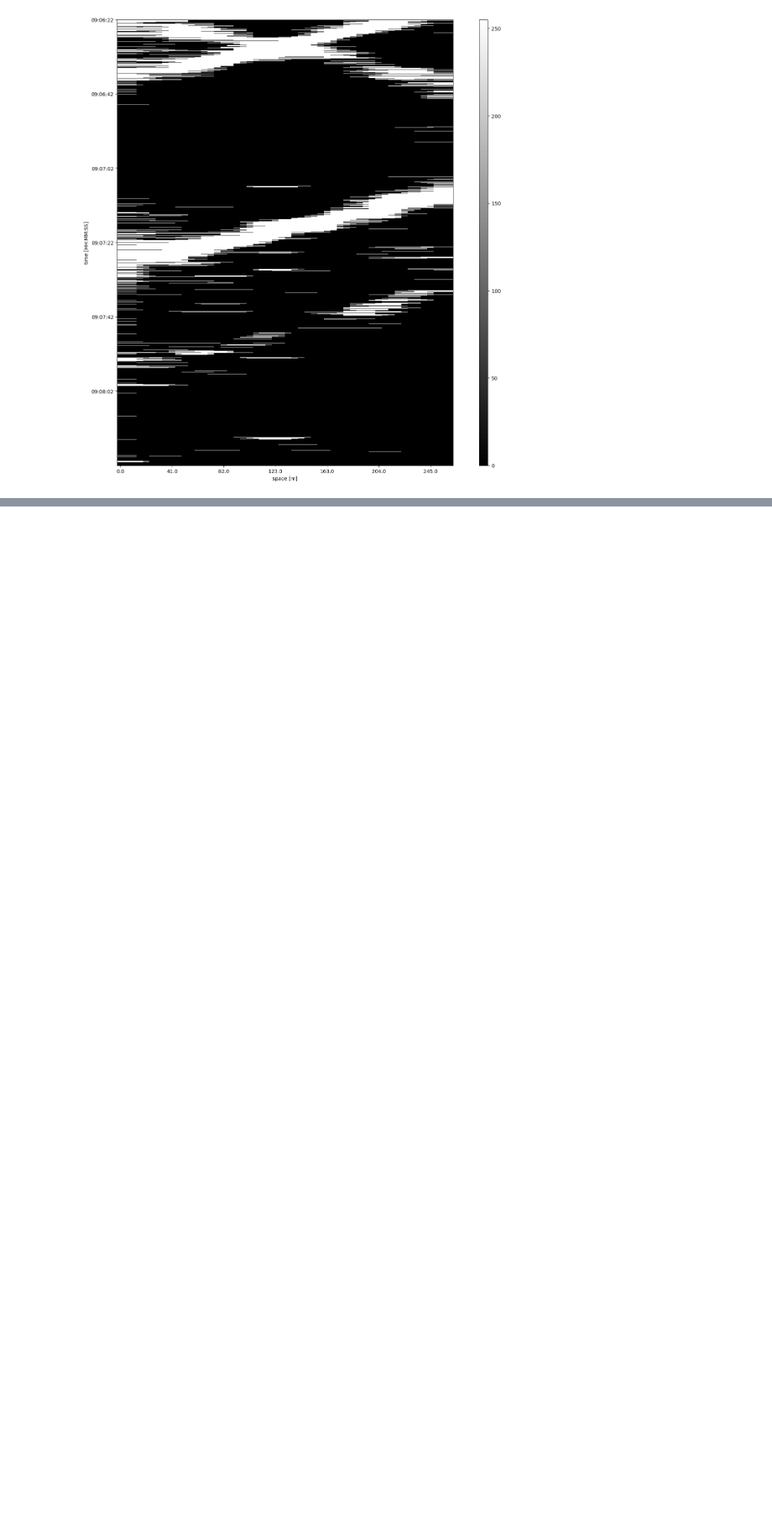
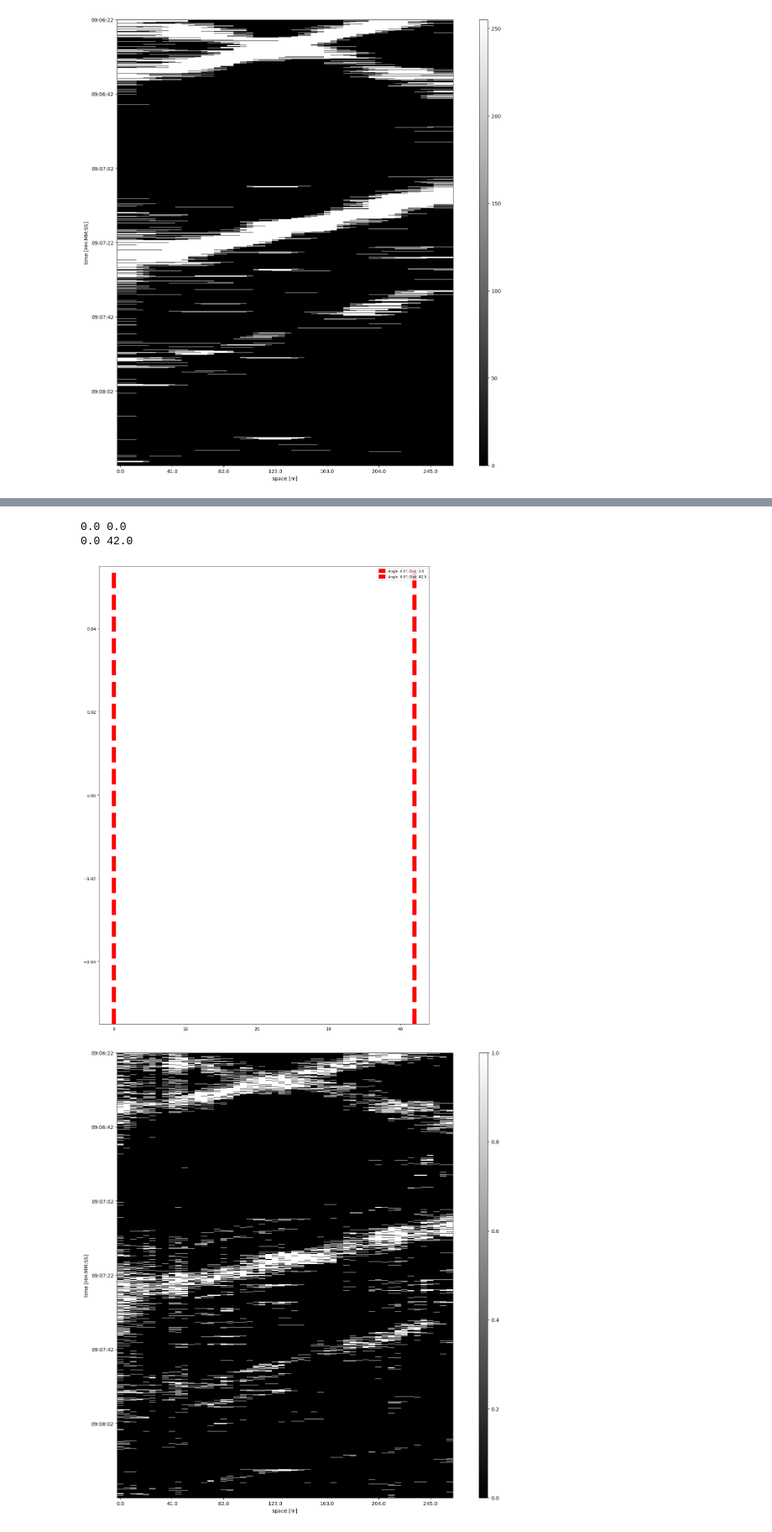
Before and after one commit to PBalewski/Movement-detection-in-DAS-recordings, a Jupyter notebook: DAS_file_overview.ipynb, the cells around one changed output, grey strips where cells are left out. Shown at 84% size. Cells and saved outputs as stored; diff of their text form; code cells hidden in the pictures; blank space fills up the shorter version.

Commit message:
Hough transform reconnaissance

```diff
--- a/DAS_file_overview.ipynb
+++ b/DAS_file_overview.ipynb
@@ -367,0 +379,50 @@ skeleton = skeletonize(binarized_img)
+# %%
+# Hough
+from skimage.transform import hough_line, hough_line_peaks
+from skimage.feature import canny
+from skimage.draw import line as draw_line
+from skimage import data
+from skimage.transform import resize
+import matplotlib.pyplot as plt
+from matplotlib import cm
+
+new_height = 10000
+new_width = int((norm_mm_data.shape[1] / norm_mm_data.shape[0]) * new_height)  # Preserve aspect ratio
+
+# Downscale image
+resized_image = resize(norm_mm_data, (new_height, new_width), anti_aliasing=True)
+
+# Apply Hough Transform on resized image
+tested_angles = np.linspace(-np.pi / 2, np.pi / 2, 360, endpoint=False)
+h, theta, d = hough_line(binarized_img, theta=tested_angles)
+# Visualization: Detected lines overlaid on the original image
+fig = plt.figure(figsize=(12, 16))
+ax = plt.axes()
+
+# Display the original data with your custom function
+# display_gray(binarized_img, df.index, df.columns)
+
+# Overlay detected lines
+for _, angle, dist in zip(*hough_line_peaks(h, theta, d)):
+    print(angle, dist)
+    (x0, y0) = dist * np.array([np.cos(angle), np.sin(angle)])
+    ax.axline(
+        (x0, y0),
+        slope=np.tan(angle + np.pi / 2),
+        color='red',
+        linewidth=10,
+        linestyle='--',
+        label=f'Angle: {np.rad2deg(angle):.1f}°, Dist: {dist:.1f}',
+    )
+
+# Add legend for line parameters
+ax.legend(loc='upper right', fontsize='small')
+
+plt.tight_layout()
+# plt.show()
+display_gray(binarized_img, df.index, df.columns)
+# %% [output]
+0.0 0.0
+0.0 42.0
+[figure, added]
+[figure, added]
```
Also changed, not shown: parts of 7 cells of this notebook.
